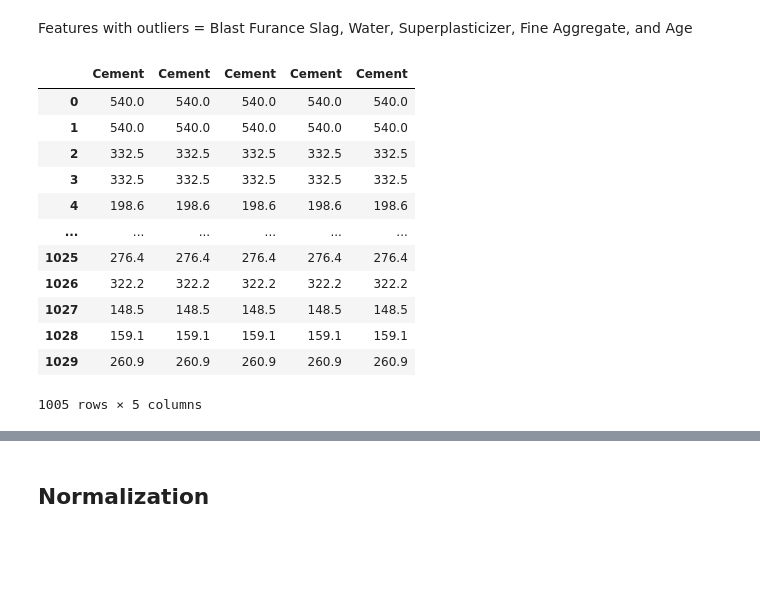
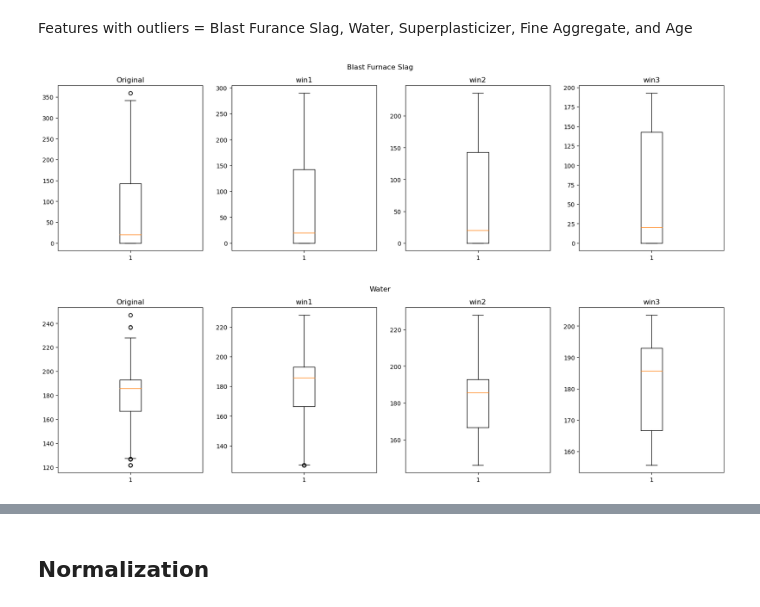
Before and after one commit to SBangarh/Concrete-Strength-Analysis, a Jupyter notebook: analysis.ipynb, the cells around one changed output, grey strips where cells are left out. Saved outputs shown, nothing was run; the diff lists cells and outputs as text; code cells hidden in the pictures; blank space fills up the shorter version.

Commit message:
explored different winsorization limits, settled on normalization techniques. need to go back and perform proper distribution tests

```diff
--- a/analysis.ipynb
+++ b/analysis.ipynb
@@ -217,29 +203,15 @@ def make_copies(dataframe, feature, num_copies):
     return new_df
 # %%
 #make copies
-blast_furnace = make_copies(data, 'Blast_Furnace_Slag', 5)
-water = make_copies(data, 'Water', 5)
-superplasticizer = make_copies(data, 'Superplasticizer', 5)
-fine_aggregate = make_copies(data, 'Fine_Aggregate', 5)
-age = make_copies(data, 'Age (Days)', 5)
+blast_furnace = make_copies(data, 'Blast_Furnace_Slag', 4)
+water = make_copies(data, 'Water', 4)
+superplasticizer = make_copies(data, 'Superplasticizer', 4)
+fine_aggregate = make_copies(data, 'Fine_Aggregate', 4)
+age = make_copies(data, 'Age (Days)', 4)
-# %% [output]
-|  | Cement | Cement | Cement | Cement | Cement |
-| 0 | 540.0 | 540.0 | 540.0 | 540.0 | 540.0 |
-| 1 | 540.0 | 540.0 | 540.0 | 540.0 | 540.0 |
-| 2 | 332.5 | 332.5 | 332.5 | 332.5 | 332.5 |
-| 3 | 332.5 | 332.5 | 332.5 | 332.5 | 332.5 |
-| 4 | 198.6 | 198.6 | 198.6 | 198.6 | 198.6 |
-| ... | ... | ... | ... | ... | ... |
-| 1025 | 276.4 | 276.4 | 276.4 | 276.4 | 276.4 |
-| 1026 | 322.2 | 322.2 | 322.2 | 322.2 | 322.2 |
-| 1027 | 148.5 | 148.5 | 148.5 | 148.5 | 148.5 |
-| 1028 | 159.1 | 159.1 | 159.1 | 159.1 | 159.1 |
-| 1029 | 260.9 | 260.9 | 260.9 | 260.9 | 260.9 |
-1005 rows × 5 columns
 # %%
 #explore winsorization:
-def winsorization(dataframe, lower_limit, upper_limit):
-    clipped = dataframe.clip(dataframe.quantile(lower_limit), dataframe.quantile(upper_limit))
+def winsorization(dataframe, lower_limit, upper_limit, axis=None):
+    clipped = dataframe.clip(dataframe.quantile(lower_limit), dataframe.quantile(upper_limit), axis=axis)
     return clipped
 
 #plot boxplots for exploring outlier methods
@@ -250,3 +222,13 @@ def plot_boxplot(dataframe, title):
         axs[i].set_title(col)
     plt.suptitle(title)
     plt.show()
+# %%
+#winsorize for blast_furnace
+blast_furnace['win1'] = winsorization(blast_furnace['win1'], lower_limit=0, upper_limit=0.99)
+blast_furnace['win2'] = winsorization(blast_furnace['win2'], lower_limit=0, upper_limit=0.95)
+blast_furnace['win3'] = winsorization(blast_furnace['win3'], lower_limit=0, upper_limit=0.90)
+# %%
+#plot boxplots
+plot_boxplot(blast_furnace, 'Blast Furnace Slag')
+# %% [output]
+[figure, added]
@@ -252,0 +240,5 @@ def plot_boxplot(dataframe, title):
+# %%
+#plot boxplots
+plot_boxplot(water, 'Water')
+# %% [output]
+[figure, added]
```
Also changed, not shown: parts of 21 cells of this notebook.
